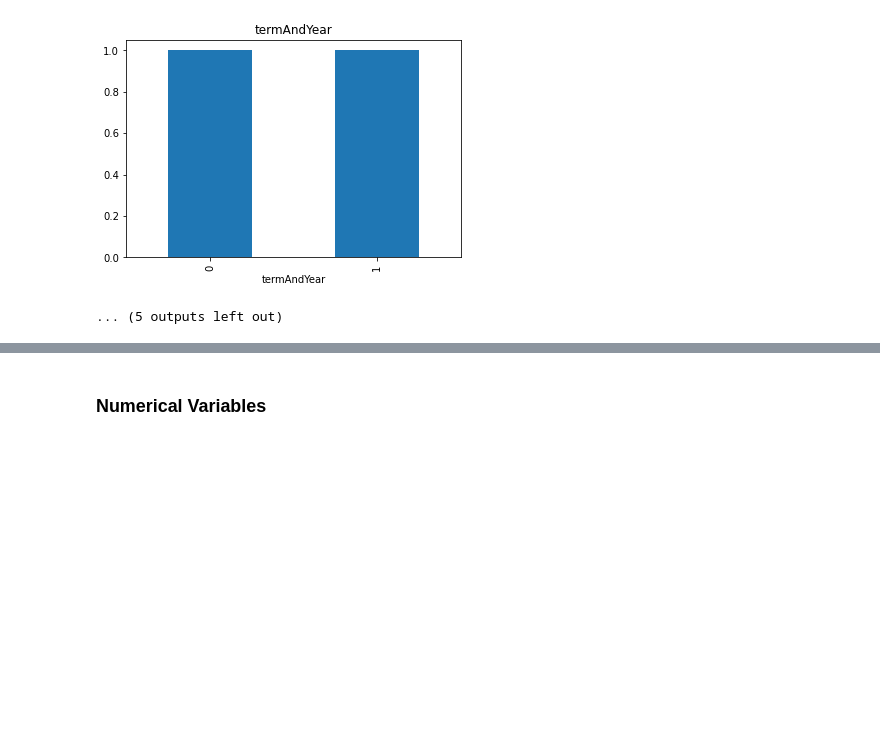
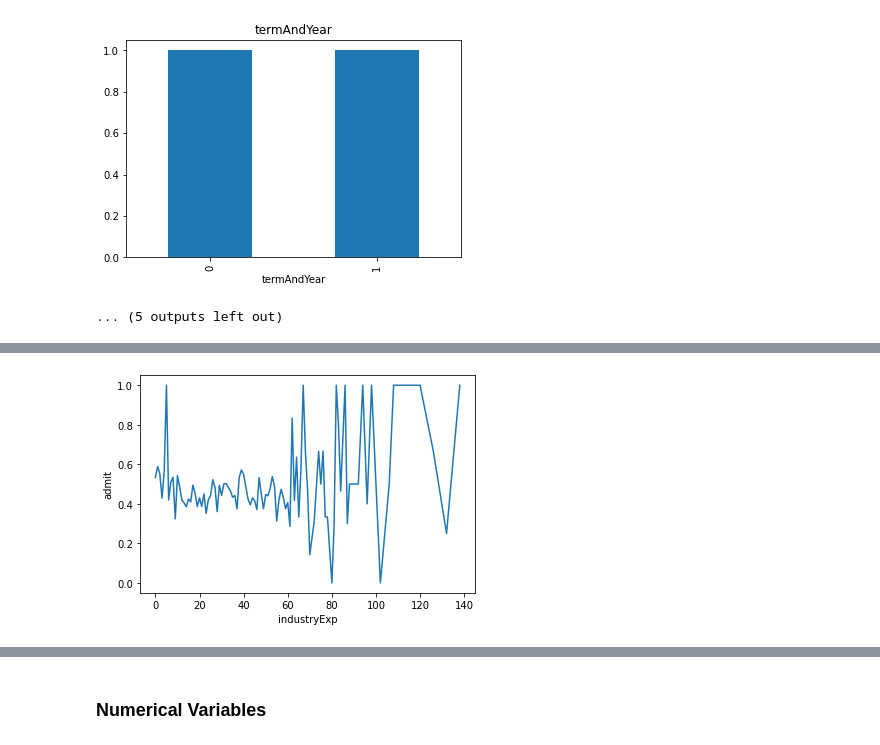
Before and after one commit to yifanwu2828/Graduate-University-Admission-Prediction, a Jupyter notebook: EDA.ipynb, the cells around one changed output, grey strips where cells are left out. Drawn from its saved outputs; the diff is of its cells as text; code cells hidden in the pictures; blank space fills up the shorter version.

```diff
--- a/EDA.ipynb
+++ b/EDA.ipynb
@@ -112,0 +311,6 @@ userName 53644
+# %%
+dataset.groupby(['industryExp'])['admit'].mean().plot()
+plt.ylabel('admit')
+plt.show()
+# %% [output]
+[figure, added]
```
Also changed, not shown: parts of 43 cells of this notebook.
